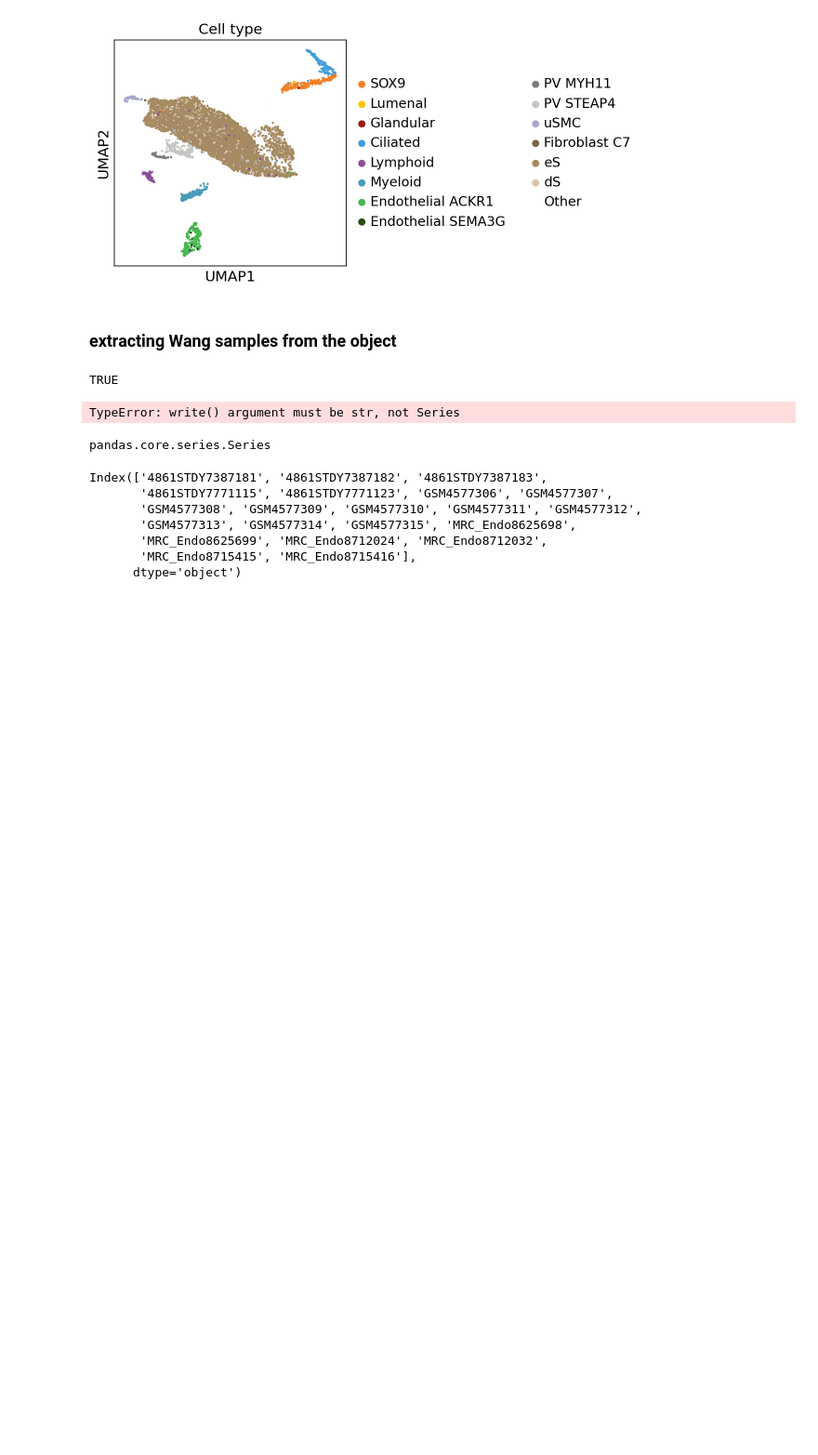
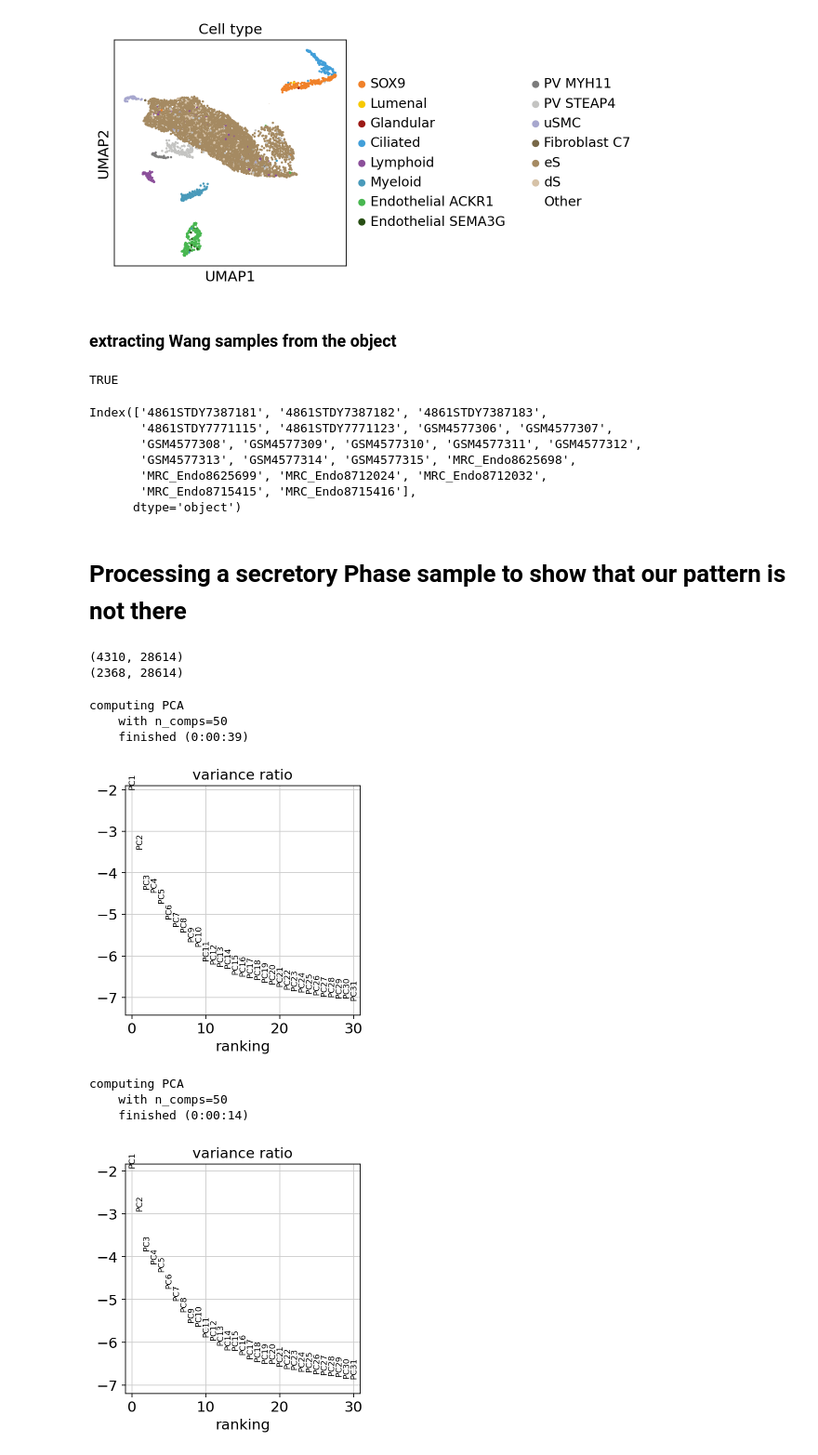
Before and after one commit to vicfabienne/Organoids_sc_WS2122, a Jupyter notebook: processing_notebooks/Garcia-Alonso_paper/Processing_PreProcessed_GarciaAlonso.ipynb, the cells around one changed output. Shown at 93% size. Cells and saved outputs as stored; diff of their text form; code cells hidden in the pictures; blank space fills up the shorter version.

Commit message:
processing GarciaAlsonso: processing late-sec phase tissue till differentially expressed genes

```diff
--- a/processing_notebooks/Garcia-Alonso_paper/Processing_PreProcessed_GarciaAlonso.ipynb
+++ b/processing_notebooks/Garcia-Alonso_paper/Processing_PreProcessed_GarciaAlonso.ipynb
@@ -89,16 +89,6 @@ else:
     print('FALSE')
 # %% [output]
 TRUE
-# %%
-with open('outfile.txt', 'w') as outfile:
-    samples = adata_ref.obs["SampleID"]
-    outfile.write(samples)
-# %% [output]
-TypeError: write() argument must be str, not Series
-# %%
-type(adata_ref.obs["SampleID"][3:9000])
-# %% [output]
-pandas.core.series.Series
 # %%
 adata_ref.obs["SampleID"].cat.categories
 # %% [output]
@@ -109,3 +99,30 @@ Index(['4861STDY7387181', '4861STDY7387182', '4861STDY7387183',
        'MRC_Endo8625699', 'MRC_Endo8712024', 'MRC_Endo8712032',
        'MRC_Endo8715415', 'MRC_Endo8715416'],
       dtype='object')
+# %% [markdown]
+# Processing a secretory Phase sample to show that our pattern is not there
+# %%
+adata_secPhase_s1 = adata_ref[adata_ref.obs["SampleID"] == "MRC_Endo8625698",:]
+adata_secPhase_s2 = adata_ref[adata_ref.obs["SampleID"] == "MRC_Endo8625699",:]
+print(adata_secPhase_s1.shape)
+print(adata_secPhase_s2.shape)
+# %% [output]
+(4310, 28614)
+(2368, 28614)
+# %%
+# check which PCA to take
+
+sc.tl.pca(adata_secPhase_s1, svd_solver='arpack')
+sc.pl.pca_variance_ratio(adata_secPhase_s1, log=True)
+
+sc.tl.pca(adata_secPhase_s2, svd_solver='arpack')
+sc.pl.pca_variance_ratio(adata_secPhase_s2, log=True)
+# %% [output]
+computing PCA
+    with n_comps=50
+    finished (0:00:39)
+[figure, added]
+computing PCA
+    with n_comps=50
+    finished (0:00:14)
+[figure, added]
```
Also changed, not shown: parts of 12 cells of this notebook.
